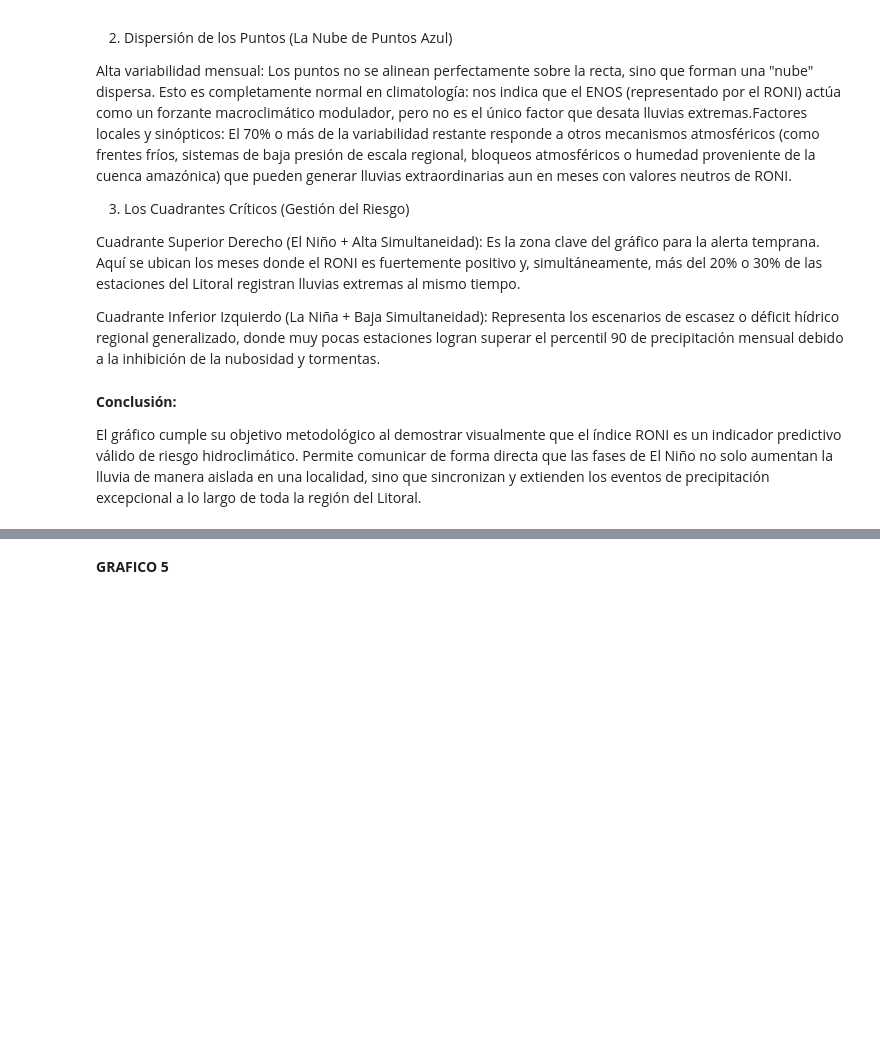
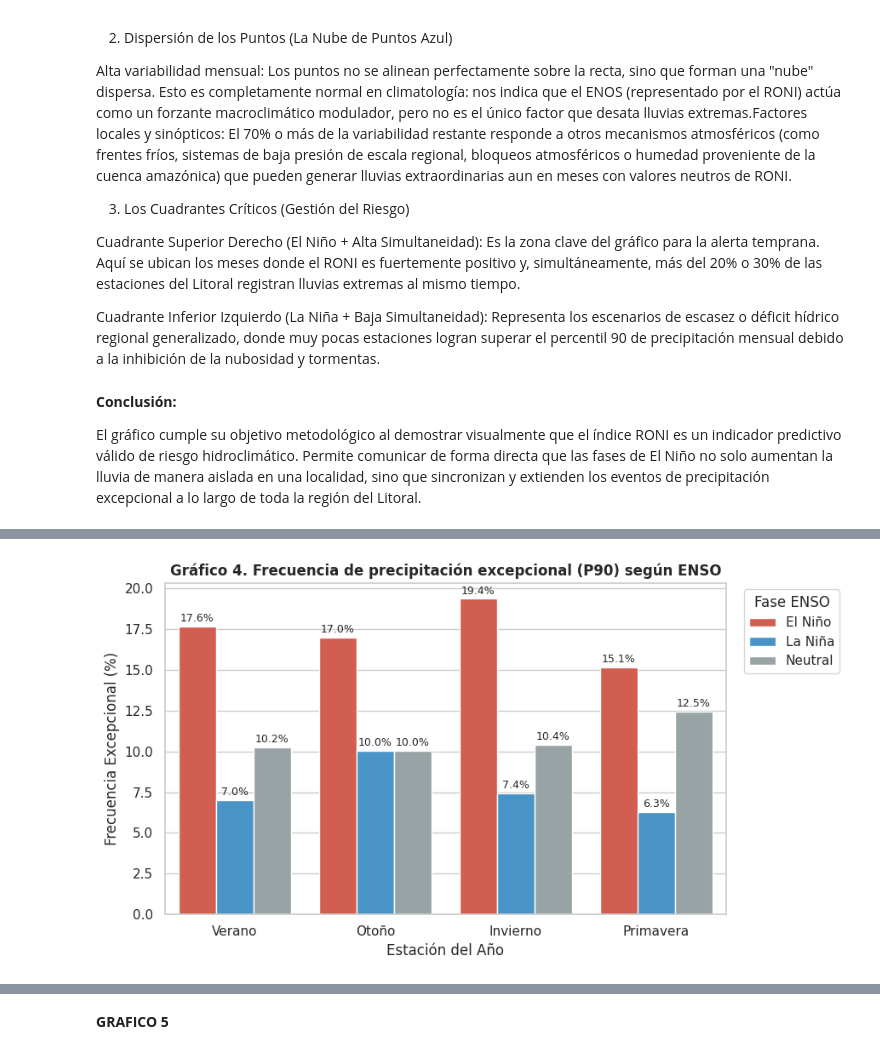
Before and after one commit to enrique20delgado-create/TP-Labo-ElNino-2C2026, a Jupyter notebook: Notebook/Ds_Enso.ipynb, the cells around one changed output, grey strips where cells are left out. Saved outputs shown, nothing was run; the diff lists cells and outputs as text; code cells hidden in the pictures; blank space fills up the shorter version.

```diff
--- a/Notebook/Ds_Enso.ipynb
+++ b/Notebook/Ds_Enso.ipynb
@@ -3759,0 +3678,63 @@ En conclusión, los eventos hídricos extremos en el Litoral no ocurren al azar,
+# %%
+# ==========================================
+# GRÁFICO 4: Frecuencia P90 por Estación y ENSO (1991–2025)
+# ==========================================
+import matplotlib.pyplot as plt
+import seaborn as sns
+import numpy as np
+import pandas as pd
+
+# 1. Filtrar estaciones del Litoral y período
+omms = estaciones_litoral['NRO_OMM'].tolist()
+df = smn_unificado_1991_2025[
+    (smn_unificado_1991_2025['NRO_OMM'].isin(omms)) &
+    (smn_unificado_1991_2025['FECHA'].dt.year.between(1991, 2025))
+].copy()
+
+# 2. Agrupar mensual y calcular umbral P90 por estación
+df['ANIO'], df['MES'] = df['FECHA'].dt.year, df['FECHA'].dt.month
+p_mes = df.groupby(['NRO_OMM', 'NOMBRE', 'ANIO', 'MES'], as_index=False)['PRECIP'].sum().dropna(subset=['PRECIP'])
+
+# Calculamos el percentil 90 agrupando por estación y mes, de forma limpia y directa
+p90 = p_mes.groupby(['NRO_OMM', 'MES'])['PRECIP'].quantile(0.9).reset_index().rename(columns={'PRECIP': 'P90'})
+
+p_mes = p_mes.merge(p90, on=['NRO_OMM', 'MES'])
+p_mes['ES_EXCEPTO'] = p_mes['PRECIP'] > p_mes['P90']
+
+# 3. Asignar estación del año
+def est_anio(m):
+    return 'Verano' if m in [12,1,2] else 'Otoño' if m in [3,4,5] else 'Invierno' if m in [6,7,8] else 'Primavera'
+p_mes['ESTACION_ANIO'] = p_mes['MES'].apply(est_anio)
+
+# 4. Unir con ENSO
+prueba['FECHA_DT'] = pd.to_datetime(prueba['Date'])
+prueba['ANIO'], prueba['MES'] = prueba['FECHA_DT'].dt.year, prueba['FECHA_DT'].dt.month
+enso = prueba[['ANIO', 'MES', 'Fase ENSO (ONI)']].rename(columns={'Fase ENSO (ONI)': 'Fase_ENSO'})
+
+df_final = p_mes.merge(enso, on=['ANIO', 'MES']).dropna(subset=['Fase_ENSO'])
+df_final = df_final[df_final['Fase_ENSO'].isin(['El Niño', 'La Niña', 'Neutral'])]
+
+# 5. Calcular frecuencia porcentual
+freq = df_final.groupby(['ESTACION_ANIO', 'Fase_ENSO'], as_index=False).agg(
+    Total=('ES_EXCEPTO', 'count'), Slices=('ES_EXCEPTO', 'sum')
+)
+freq['Pct'] = (freq['Slices'] / freq['Total']) * 100
+freq['ESTACION_ANIO'] = pd.Categorical(freq['ESTACION_ANIO'], categories=['Verano', 'Otoño', 'Invierno', 'Primavera'], ordered=True)
+
+# 6. Graficar
+plt.figure(figsize=(9, 5))
+sns.set_theme(style="whitegrid")
+ax = sns.barplot(data=freq, x='ESTACION_ANIO', y='Pct', hue='Fase_ENSO',
+                 palette={'El Niño': '#e74c3c', 'Neutral': '#95a5a6', 'La Niña': '#3498db'})
+
+plt.title('Gráfico 4. Frecuencia de precipitación excepcional (P90) según ENSO', fontweight='bold')
+plt.xlabel('Estación del Año'); plt.ylabel('Frecuencia Excepcional (%)')
+plt.legend(title='Fase ENSO', bbox_to_anchor=(1.02, 1), loc='upper left')
+
+for p in ax.patches:
+    h = p.get_height()
+    if h > 0: ax.annotate(f'{h:.1f}%', (p.get_x() + p.get_width()/2., h), ha='center', va='bottom', fontsize=9, xytext=(0, 2), textcoords='offset points')
+
+plt.tight_layout(); plt.show()
+# %% [output]
+[figure, added]
```
Also changed, not shown: parts of 10 cells of this notebook.
